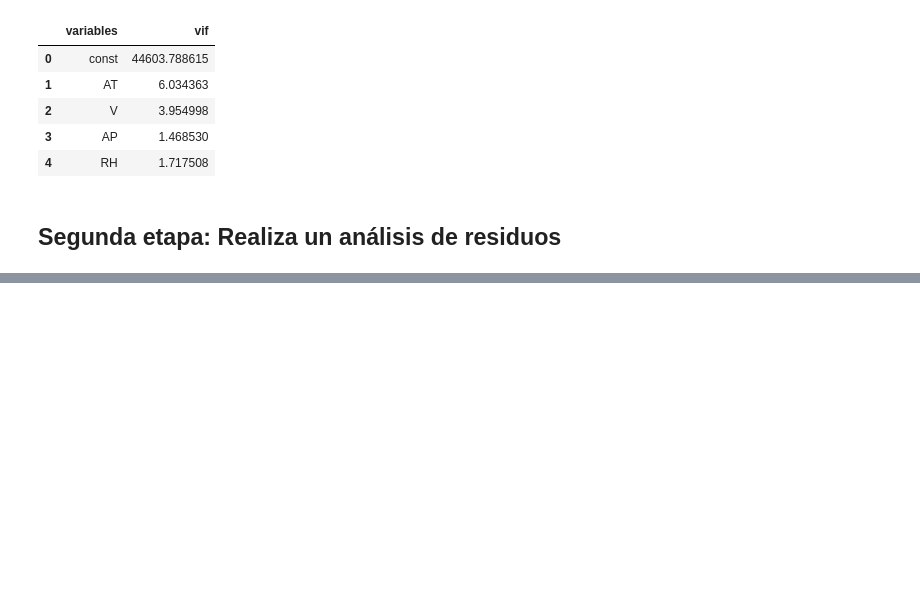
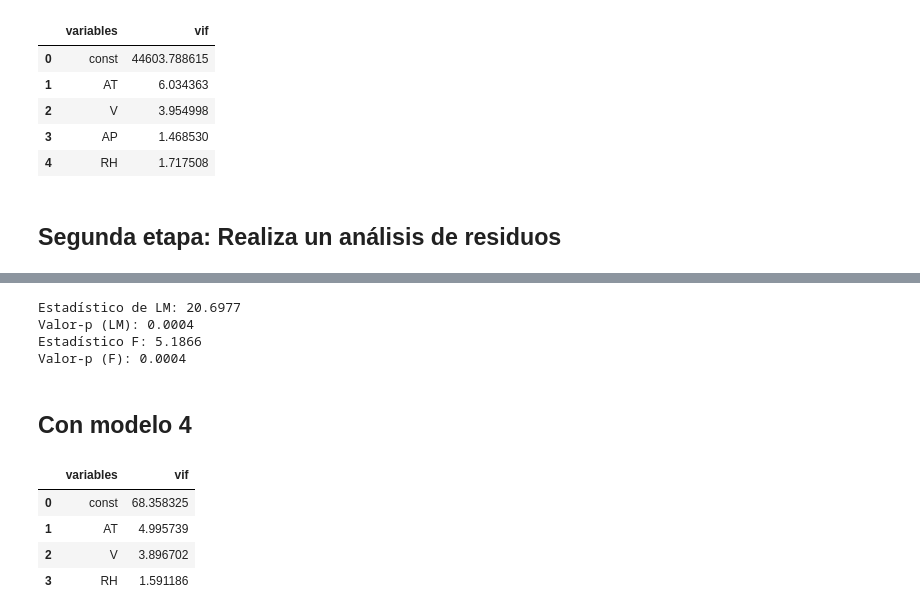
Before and after one commit to DanielRaiicHu/precio_de_inmuebles_regresion_lineal, a Jupyter notebook: precios_de_inmuebles_regresion_lineal.ipynb, the cells around one changed output, grey strips where cells are left out. Cells and saved outputs as stored; diff of their text form; code cells hidden in the pictures; blank space fills up the shorter version.

```diff
--- a/precios_de_inmuebles_regresion_lineal.ipynb
+++ b/precios_de_inmuebles_regresion_lineal.ipynb
@@ -1068,7 +1065,6 @@ modelo_energia_5 = sm.OLS(y_train_, X_train_[['const','AT', 'V', 'AP', 'RH']]).f
 # %%
-
 # Creamos una lista con todos los modelos para imprimir sus resúmenes de forma ordenada
-modelos_energia = [modelo_energia_1, modelo_energia_2, modelo_energia_3, modelo_energia_4, modelo_energia_5]
+modelos_energia = [modelo_energia_0, modelo_energia_1, modelo_energia_2, modelo_energia_3, modelo_energia_4]
 
 # Imprimimos el resumen estadístico de cada modelo para comparar sus resultados
 for i,j in enumerate(modelos_energia):
@@ -1179,0 +1179,48 @@ fig.show()
+# %%
+# EXTRA: Test de Breusch-Pagan
+
+from statsmodels.stats.diagnostic import het_breuschpagan
+
+# Obtenemos los residuos y valores ajustados del modelo
+residuos_ = modelo_energia_0.resid
+valores_ajustados = modelo_energia_0.fittedvalues
+
+# Aplicamos el test de Breusch-Pagan
+# La función retorna: (LM stat, p-value, f-value, f p-value)
+bp_test = het_breuschpagan(residuos_, modelo_energia_0.model.exog)
+
+# Mostramos los resultados
+print(f'Estadístico de LM: {bp_test[0]:.4f}')
+print(f'Valor-p (LM): {bp_test[1]:.4f}')
+print(f'Estadístico F: {bp_test[2]:.4f}')
+print(f'Valor-p (F): {bp_test[3]:.4f}')
+
+# Resultado:
+# Hipótesis nula (H₀): Los residuos tienen varianza constante (homocedasticidad).
+# Hipótesis alternativa (H₁): Los residuos no tienen varianza constante (hay heterocedasticidad).
+# Como el valor-p es menor a 0.05 en ambas pruebas (LM y F), se rechaza la hipótesis nula.
+# Esto indica que hay evidencia estadísticamente significativa de heterocedasticidad en tu modelo.
+
+# Conclusión
+# Tu modelo no presenta homocedasticidad, es decir, sí presenta heterocedasticidad.
+# Esto confirma lo que ya intuías en el gráfico de residuos: hay una tendencia de dispersión no constante (aunque sea leve), reforzada ahora con evidencia estadística.
+# %% [output]
+Estadístico de LM: 20.6977
+Valor-p (LM): 0.0004
+Estadístico F: 5.1866
+Valor-p (F): 0.0004
+# %% [markdown]
+## Con modelo 4
+# %%
+vif_mod_4 = pd.DataFrame()
+
+# Agregamos los nombres de las variables al DataFrame
+vif_mod_4['variables'] = explicativas_modelo_4
+vif_mod_4['vif'] = [vif(X_train_[explicativas_modelo_4], i) for i in range(len(explicativas_modelo_4))]
+vif_mod_4
+# %% [output]
+|  | variables | vif |
+| 0 | const | 68.358325 |
+| 1 | AT | 4.995739 |
+| 2 | V | 3.896702 |
+| 3 | RH | 1.591186 |
```
Also changed, not shown: parts of 17 cells of this notebook.
